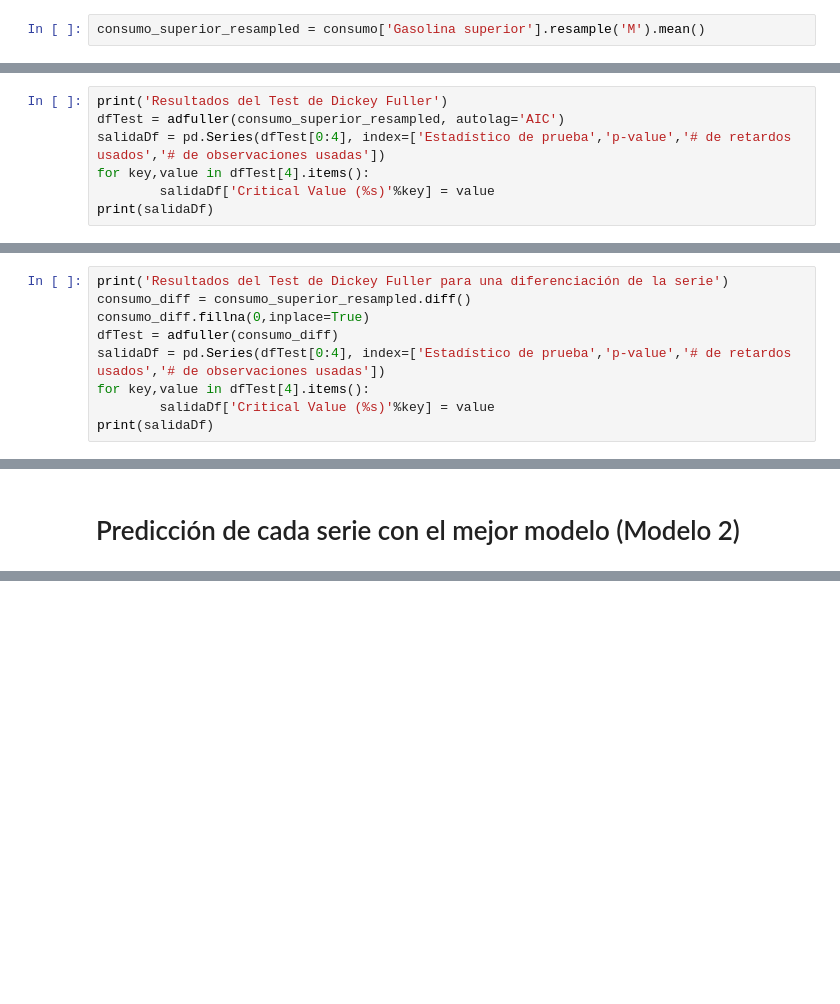
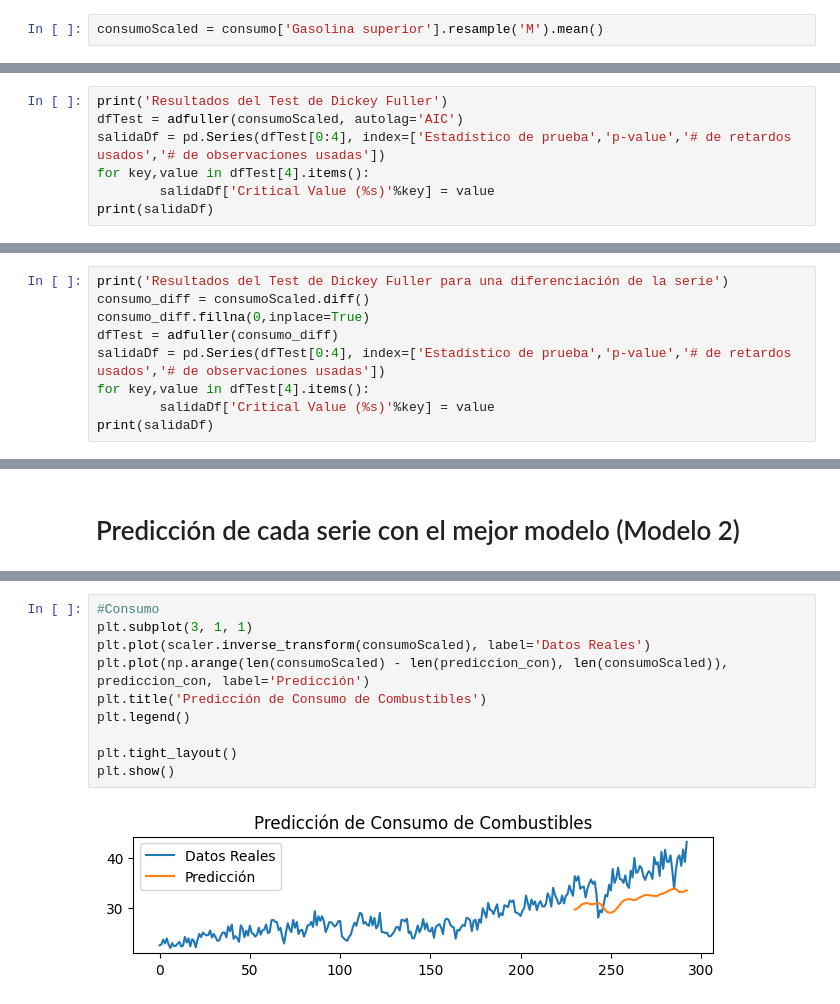
Before and after one commit to SofiLam13/Lab3-DataScience-, a Jupyter notebook: Lab3(Data_Science).ipynb, the cells around one changed output, grey strips where cells are left out. Drawn from its saved outputs; the diff is of its cells as text; blank space fills up the shorter version.

Commit message:
Update predicción

```diff
--- a/Lab3(Data_Science).ipynb
+++ b/Lab3(Data_Science).ipynb
@@ -54,5 +54,5 @@ consumo.set_index('Fecha', inplace=True)
 # %% [markdown]
 ### Serie de tiempo consumo
 # %%
-consumo_superior_resampled = consumo['Gasolina superior'].resample('M').mean()
+consumoScaled = consumo['Gasolina superior'].resample('M').mean()
 # %%
@@ -65,7 +65,7 @@ resultado_superiorC.plot()
 ### LSTM
 # %%
 print('Resultados del Test de Dickey Fuller')
-dfTest = adfuller(consumo_superior_resampled, autolag='AIC')
+dfTest = adfuller(consumoScaled, autolag='AIC')
 salidaDf = pd.Series(dfTest[0:4], index=['Estadístico de prueba','p-value','# de retardos usados','# de observaciones usadas'])
 for key,value in dfTest[4].items():
         salidaDf['Critical Value (%s)'%key] = value
@@ -82,7 +82,7 @@ Critical Value (10%)          -2.572300
 dtype: float64
 # %%
 print('Resultados del Test de Dickey Fuller para una diferenciación de la serie')
-consumo_diff = consumo_superior_resampled.diff()
+consumo_diff = consumoScaled.diff()
 consumo_diff.fillna(0,inplace=True)
 dfTest = adfuller(consumo_diff)
 salidaDf = pd.Series(dfTest[0:4], index=['Estadístico de prueba','p-value','# de retardos usados','# de observaciones usadas'])
@@ -959,0 +954,12 @@ NameError: name 'model_con_tuned' is not defined
+# %%
+#Consumo
+plt.subplot(3, 1, 1)
+plt.plot(scaler.inverse_transform(consumoScaled), label='Datos Reales')
+plt.plot(np.arange(len(consumoScaled) - len(prediccion_con), len(consumoScaled)), prediccion_con, label='Predicción')
+plt.title('Predicción de Consumo de Combustibles')
+plt.legend()
+
+plt.tight_layout()
+plt.show()
+# %% [output]
+[figure, added]
```
Also changed, not shown: parts of 11 cells of this notebook.
